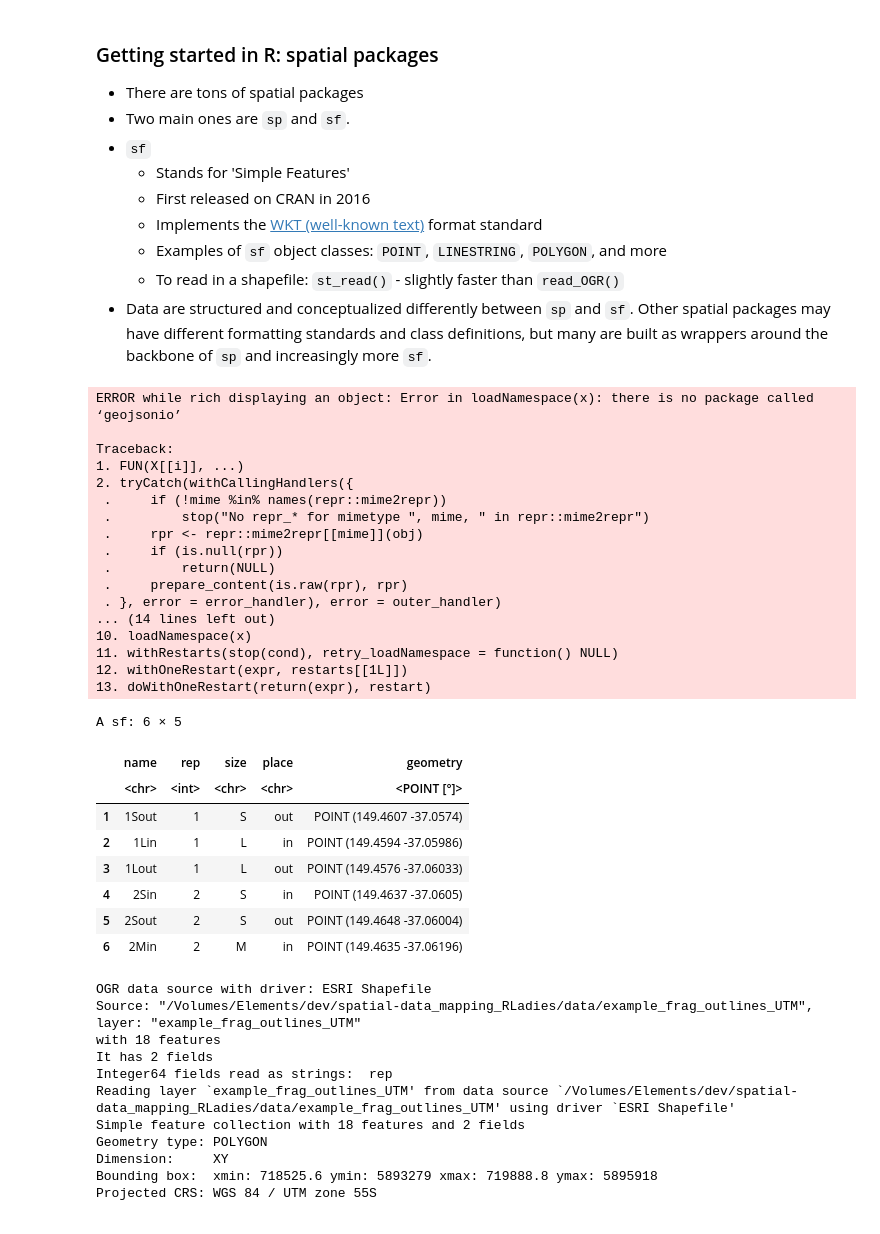
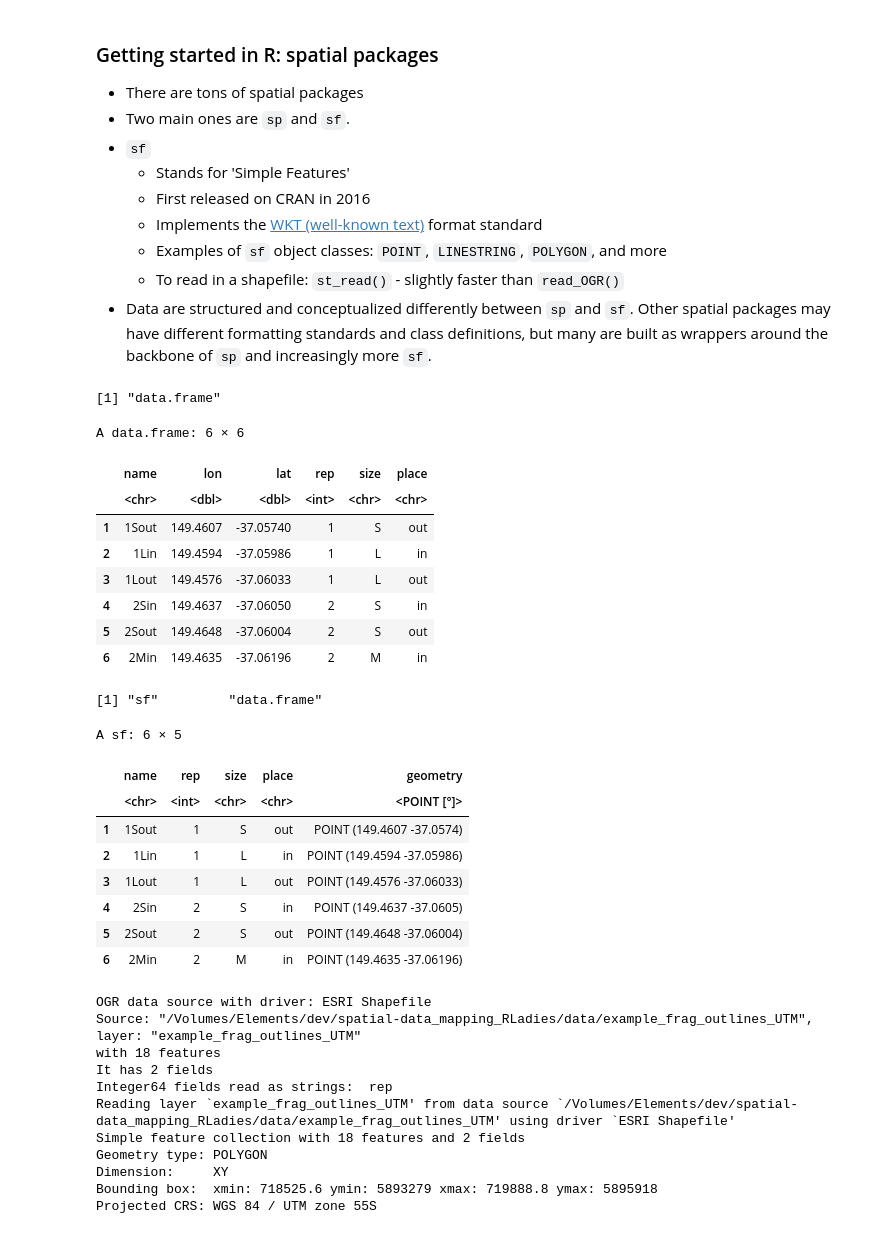
Before and after one commit to annaspiers/spatial-data_mapping_RLadies, a Jupyter notebook: tutorial.ipynb, the cells around one changed output. Saved outputs shown, nothing was run; the diff lists cells and outputs as text; code cells hidden in the pictures.

```diff
--- a/tutorial.ipynb
+++ b/tutorial.ipynb
@@ -89,35 +85,0 @@ library(tmap)
-# %%
-# Load csv
-sites <- read.csv("data/example_sites_WGS84.csv")
-sites_sf <- sf::st_as_sf(sites, coords=c("lon", "lat"))
-st_crs(sites_sf) <- 4326
-head(sites_sf)
-
-# how to suppress errors?
-# %% [output]
-ERROR while rich displaying an object: Error in loadNamespace(x): there is no package called ‘geojsonio’
-
-Traceback:
-1. FUN(X[[i]], ...)
-2. tryCatch(withCallingHandlers({
- .     if (!mime %in% names(repr::mime2repr))
- .         stop("No repr_* for mimetype ", mime, " in repr::mime2repr")
- .     rpr <- repr::mime2repr[[mime]](obj)
- .     if (is.null(rpr))
- .         return(NULL)
- .     prepare_content(is.raw(rpr), rpr)
- . }, error = error_handler), error = outer_handler)
-... (14 lines left out)
-10. loadNamespace(x)
-11. withRestarts(stop(cond), retry_loadNamespace = function() NULL)
-12. withOneRestart(expr, restarts[[1L]])
-13. doWithOneRestart(return(expr), restart)
-A sf: 6 × 5
-|  | name | rep | size | place | geometry |
-|  | <chr> | <int> | <chr> | <chr> | <POINT [°]> |
-| 1 | 1Sout | 1 | S | out | POINT (149.4607 -37.0574) |
-| 2 | 1Lin | 1 | L | in | POINT (149.4594 -37.05986) |
-| 3 | 1Lout | 1 | L | out | POINT (149.4576 -37.06033) |
-| 4 | 2Sin | 2 | S | in | POINT (149.4637 -37.0605) |
-| 5 | 2Sout | 2 | S | out | POINT (149.4648 -37.06004) |
-| 6 | 2Min | 2 | M | in | POINT (149.4635 -37.06196) |
@@ -124 +93,38 @@ A sf: 6 × 5
+# %%
+# Load csv
+sites <- read.csv("data/example_sites_WGS84.csv")
+
+class(sites)
+head(sites)
+# %% [output]
+[1] "data.frame"
+A data.frame: 6 × 6
+|  | name | lon | lat | rep | size | place |
+|  | <chr> | <dbl> | <dbl> | <int> | <chr> | <chr> |
+| 1 | 1Sout | 149.4607 | -37.05740 | 1 | S | out |
+| 2 | 1Lin | 149.4594 | -37.05986 | 1 | L | in |
+| 3 | 1Lout | 149.4576 | -37.06033 | 1 | L | out |
+| 4 | 2Sin | 149.4637 | -37.06050 | 2 | S | in |
+| 5 | 2Sout | 149.4648 | -37.06004 | 2 | S | out |
+| 6 | 2Min | 149.4635 | -37.06196 | 2 | M | in |
+# %%
+# Convert to `sf` spatial object
+sites_sf <- sf::st_as_sf(sites, coords=c("lon", "lat"))
+
+# Assign coordinate reference system
+st_crs(sites_sf) <- 4326 #epsg code for WGS84
+
+class(sites_sf)
+head(sites_sf)
+# %% [output]
+[1] "sf"         "data.frame"
+A sf: 6 × 5
+|  | name | rep | size | place | geometry |
+|  | <chr> | <int> | <chr> | <chr> | <POINT [°]> |
+| 1 | 1Sout | 1 | S | out | POINT (149.4607 -37.0574) |
+| 2 | 1Lin | 1 | L | in | POINT (149.4594 -37.05986) |
+| 3 | 1Lout | 1 | L | out | POINT (149.4576 -37.06033) |
+| 4 | 2Sin | 2 | S | in | POINT (149.4637 -37.0605) |
+| 5 | 2Sout | 2 | S | out | POINT (149.4648 -37.06004) |
+| 6 | 2Min | 2 | M | in | POINT (149.4635 -37.06196) |
 # %%
```
Also changed, not shown: parts of 17 cells of this notebook, 6 other files.
